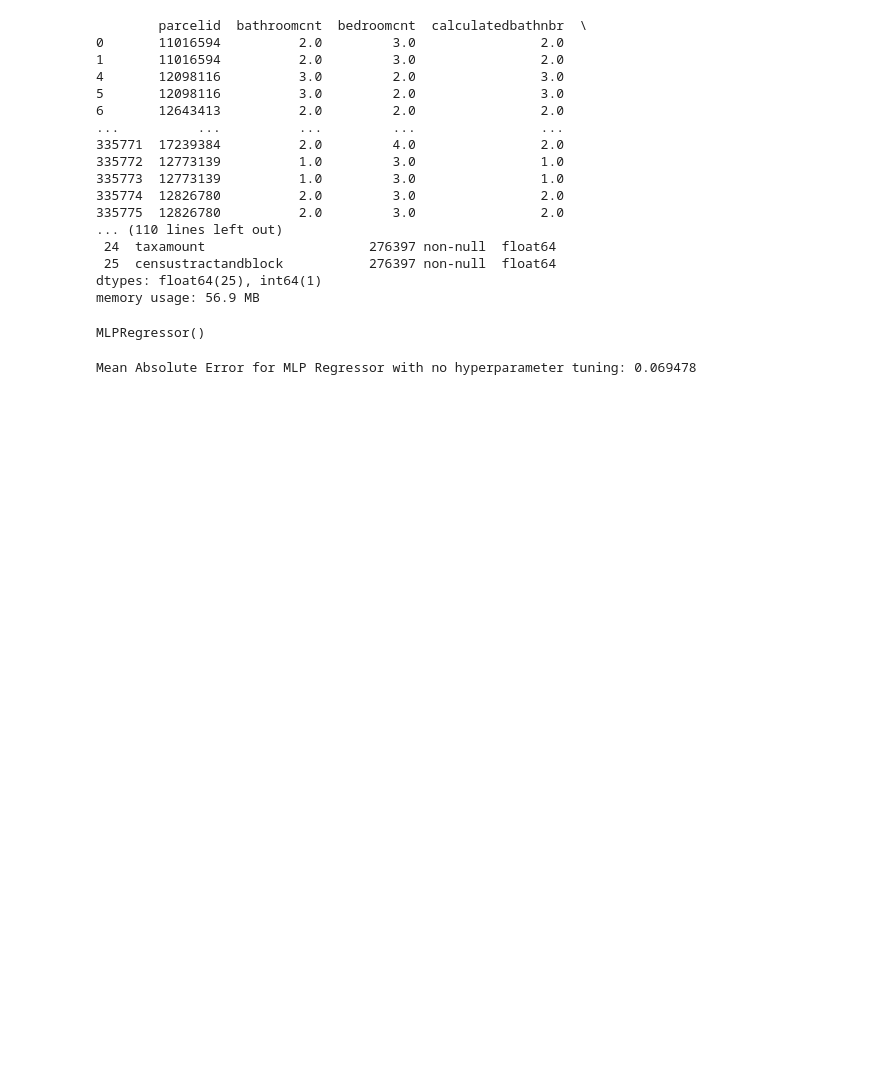
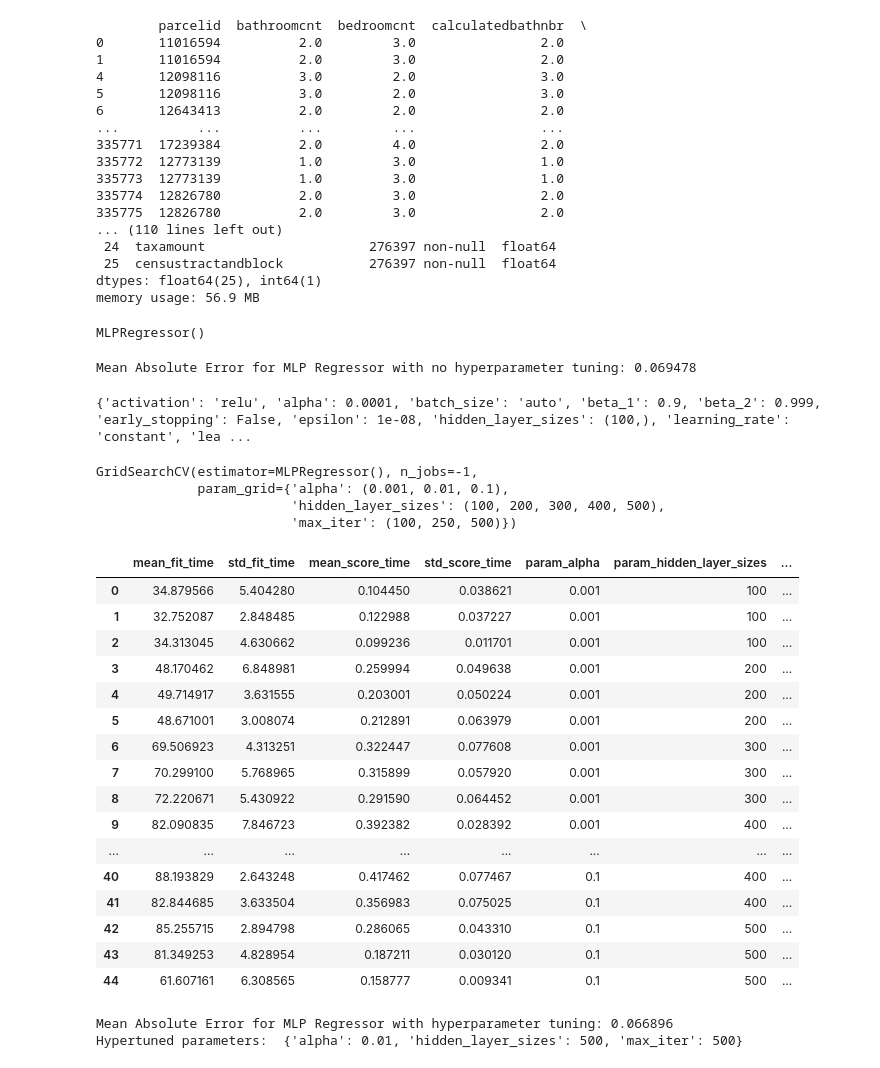
Before and after one commit to shimi66/AML_Assignment_2, a Jupyter notebook: Assignment_2.ipynb, the cells around one changed output. Cells and saved outputs as stored; diff of their text form; code cells hidden in the pictures; blank space fills up the shorter version.

```diff
--- a/Assignment_2.ipynb
+++ b/Assignment_2.ipynb
@@ -347,0 +350,53 @@ Mean Absolute Error for MLP Regressor with no hyperparameter tuning: 0.069478
+# %%
+print(nn.get_params())
+# %% [output]
+{'activation': 'relu', 'alpha': 0.0001, 'batch_size': 'auto', 'beta_1': 0.9, 'beta_2': 0.999, 'early_stopping': False, 'epsilon': 1e-08, 'hidden_layer_sizes': (100,), 'learning_rate': 'constant', 'lea ...
+# %%
+# referencing https://scikit-learn.org/stable/modules/generated/sklearn.model_selection.GridSearchCV.html#sklearn.model_selection.GridSearchCV
+
+from sklearn.model_selection import GridSearchCV
+
+parameters = {
+    'hidden_layer_sizes' : (100, 200, 300, 400, 500),
+    'alpha' : (0.001, 0.01, 0.1),
+    'max_iter' : (100, 250, 500)
+}
+
+grid_search = GridSearchCV(nn, parameters, n_jobs=-1)
+grid_search.fit(train_feat, train_labels)
+# %% [output]
+GridSearchCV(estimator=MLPRegressor(), n_jobs=-1,
+             param_grid={'alpha': (0.001, 0.01, 0.1),
+                         'hidden_layer_sizes': (100, 200, 300, 400, 500),
+                         'max_iter': (100, 250, 500)})
+# %%
+results = pd.DataFrame(grid_search.cv_results_)
+display(results)
+# print(results)
+# %% [output]
+|  | mean_fit_time | std_fit_time | mean_score_time | std_score_time | param_alpha | param_hidden_layer_sizes | ... |
+| 0 | 34.879566 | 5.404280 | 0.104450 | 0.038621 | 0.001 | 100 | ... |
+| 1 | 32.752087 | 2.848485 | 0.122988 | 0.037227 | 0.001 | 100 | ... |
+| 2 | 34.313045 | 4.630662 | 0.099236 | 0.011701 | 0.001 | 100 | ... |
+| 3 | 48.170462 | 6.848981 | 0.259994 | 0.049638 | 0.001 | 200 | ... |
+| 4 | 49.714917 | 3.631555 | 0.203001 | 0.050224 | 0.001 | 200 | ... |
+| 5 | 48.671001 | 3.008074 | 0.212891 | 0.063979 | 0.001 | 200 | ... |
+| 6 | 69.506923 | 4.313251 | 0.322447 | 0.077608 | 0.001 | 300 | ... |
+| 7 | 70.299100 | 5.768965 | 0.315899 | 0.057920 | 0.001 | 300 | ... |
+| 8 | 72.220671 | 5.430922 | 0.291590 | 0.064452 | 0.001 | 300 | ... |
+| 9 | 82.090835 | 7.846723 | 0.392382 | 0.028392 | 0.001 | 400 | ... |
+| ... | ... | ... | ... | ... | ... | ... | ... |
+| 40 | 88.193829 | 2.643248 | 0.417462 | 0.077467 | 0.1 | 400 | ... |
+| 41 | 82.844685 | 3.633504 | 0.356983 | 0.075025 | 0.1 | 400 | ... |
+| 42 | 85.255715 | 2.894798 | 0.286065 | 0.043310 | 0.1 | 500 | ... |
+| 43 | 81.349253 | 4.828954 | 0.187211 | 0.030120 | 0.1 | 500 | ... |
+| 44 | 61.607161 | 6.308565 | 0.158777 | 0.009341 | 0.1 | 500 | ... |
+# %%
+new_predictions = grid_search.predict(test_feat)
+new_mae = mean_absolute_error(test_labels, new_predictions)
+
+print("Mean Absolute Error for MLP Regressor with hyperparameter tuning: %2.6f" % (new_mae))
+print("Hypertuned parameters: ", grid_search.best_params_)
+# %% [output]
+Mean Absolute Error for MLP Regressor with hyperparameter tuning: 0.066896
+Hypertuned parameters:  {'alpha': 0.01, 'hidden_layer_sizes': 500, 'max_iter': 500}
```
Also changed, not shown: parts of 5 cells of this notebook.
